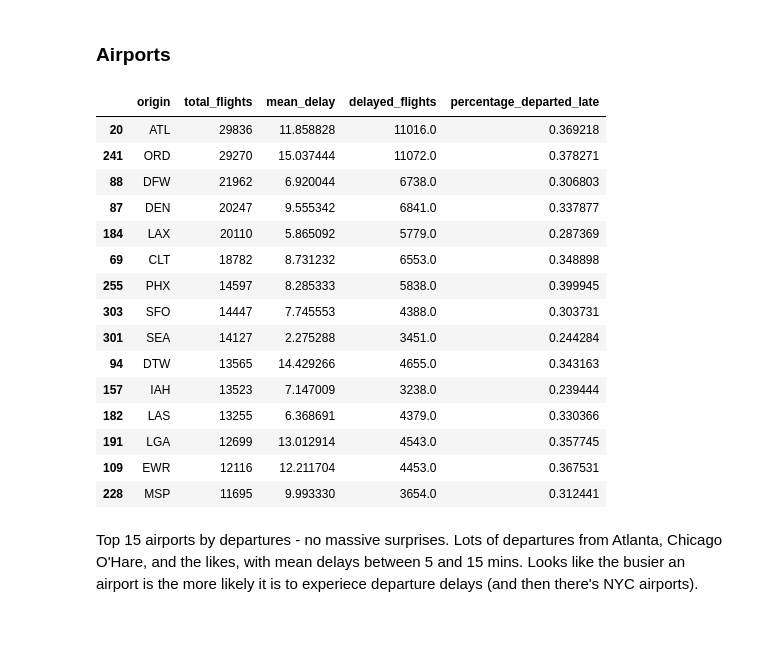
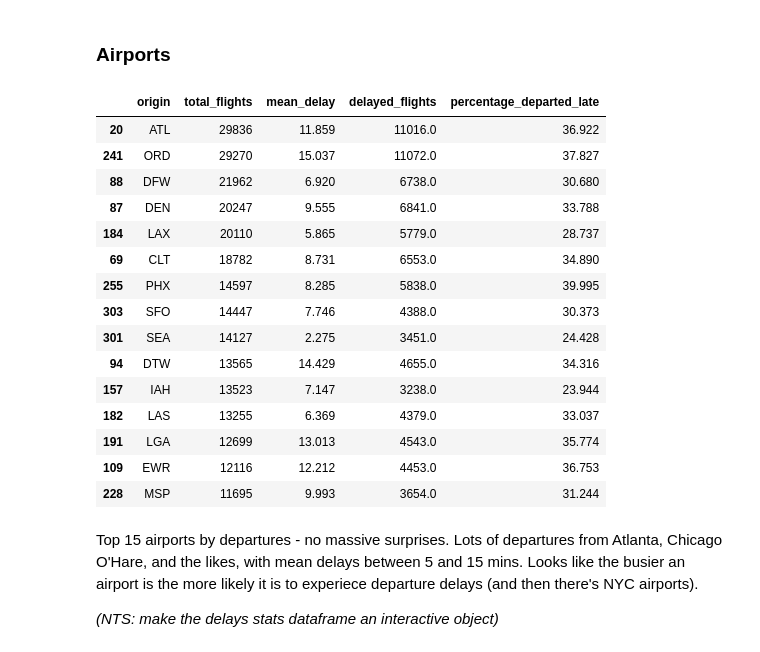
Before and after one commit to snakonechny/flight-delays, a Jupyter notebook: notebooks/0-exploratory-poking.ipynb, the cells around one changed output. Saved outputs shown, nothing was run; the diff lists cells and outputs as text; code cells hidden in the pictures.

```diff
--- a/notebooks/0-exploratory-poking.ipynb
+++ b/notebooks/0-exploratory-poking.ipynb
@@ -49,28 +51,35 @@ Wall time: 3min 36s
 ### Airports
 # %%
 departure_delay_stats = subs_jan_2018_df.groupby('origin')['dep_delay'].agg(['count', 'mean']).reset_index()
-counts_late_departure = subs_jan_2018_df[subs_jan_2018_df.dep_delay > 0].groupby('origin')['origin'].agg(['count']).reset_index()
+late_departures_only = subs_jan_2018_df[subs_jan_2018_df.dep_delay > 0]
+counts_late_departure = late_departures_only.groupby('origin')['origin'].agg(['count']).reset_index()
 departure_delay_stats.columns = ['origin', 'total_flights', 'mean_delay']
 counts_late_departure.columns = ['origin', 'delayed_flights']
 departure_delay_stats = pd.merge(departure_delay_stats, counts_late_departure, how='left')
-departure_delay_stats['percentage_departed_late'] = departure_delay_stats['delayed_flights']/departure_delay_stats['total_flights']
-departure_delay_stats.sort_values(by='total_flights', ascending=False).head(15)
+departure_delay_stats['percentage_departed_late'] = departure_delay_stats['delayed_flights']/departure_delay_stats['total_flights'] * 100
+departure_delay_stats = departure_delay_stats.round(3)
+departure_delay_stats_sorted = departure_delay_stats.sort_values(by='total_flights', ascending=False)
+# stashing 15 busiest airports by total flights for alter
+fifteen_busiest_airports = departure_delay_stats_sorted.origin[:15].tolist()
+departure_delay_stats_sorted.head(15)
 # %% [output]
 |  | origin | total_flights | mean_delay | delayed_flights | percentage_departed_late |
-| 20 | ATL | 29836 | 11.858828 | 11016.0 | 0.369218 |
-| 241 | ORD | 29270 | 15.037444 | 11072.0 | 0.378271 |
-| 88 | DFW | 21962 | 6.920044 | 6738.0 | 0.306803 |
-| 87 | DEN | 20247 | 9.555342 | 6841.0 | 0.337877 |
-| 184 | LAX | 20110 | 5.865092 | 5779.0 | 0.287369 |
-| 69 | CLT | 18782 | 8.731232 | 6553.0 | 0.348898 |
-| 255 | PHX | 14597 | 8.285333 | 5838.0 | 0.399945 |
-| 303 | SFO | 14447 | 7.745553 | 4388.0 | 0.303731 |
-| 301 | SEA | 14127 | 2.275288 | 3451.0 | 0.244284 |
-| 94 | DTW | 13565 | 14.429266 | 4655.0 | 0.343163 |
-| 157 | IAH | 13523 | 7.147009 | 3238.0 | 0.239444 |
-| 182 | LAS | 13255 | 6.368691 | 4379.0 | 0.330366 |
-| 191 | LGA | 12699 | 13.012914 | 4543.0 | 0.357745 |
-| 109 | EWR | 12116 | 12.211704 | 4453.0 | 0.367531 |
-| 228 | MSP | 11695 | 9.993330 | 3654.0 | 0.312441 |
+| 20 | ATL | 29836 | 11.859 | 11016.0 | 36.922 |
+| 241 | ORD | 29270 | 15.037 | 11072.0 | 37.827 |
+| 88 | DFW | 21962 | 6.920 | 6738.0 | 30.680 |
+| 87 | DEN | 20247 | 9.555 | 6841.0 | 33.788 |
+| 184 | LAX | 20110 | 5.865 | 5779.0 | 28.737 |
+| 69 | CLT | 18782 | 8.731 | 6553.0 | 34.890 |
+| 255 | PHX | 14597 | 8.285 | 5838.0 | 39.995 |
+| 303 | SFO | 14447 | 7.746 | 4388.0 | 30.373 |
+| 301 | SEA | 14127 | 2.275 | 3451.0 | 24.428 |
+| 94 | DTW | 13565 | 14.429 | 4655.0 | 34.316 |
+| 157 | IAH | 13523 | 7.147 | 3238.0 | 23.944 |
+| 182 | LAS | 13255 | 6.369 | 4379.0 | 33.037 |
+| 191 | LGA | 12699 | 13.013 | 4543.0 | 35.774 |
+| 109 | EWR | 12116 | 12.212 | 4453.0 | 36.753 |
+| 228 | MSP | 11695 | 9.993 | 3654.0 | 31.244 |
 # %% [markdown]
 Top 15 airports by departures - no massive surprises. Lots of departures from Atlanta, Chicago O'Hare, and the likes, with mean delays between 5 and 15 mins. Looks like the busier an airport is the more likely it is to experiece departure delays (and then there's NYC airports).
+
+_(NTS: make the delays stats dataframe an interactive object)_
```
Also changed, not shown: parts of 10 cells of this notebook.
